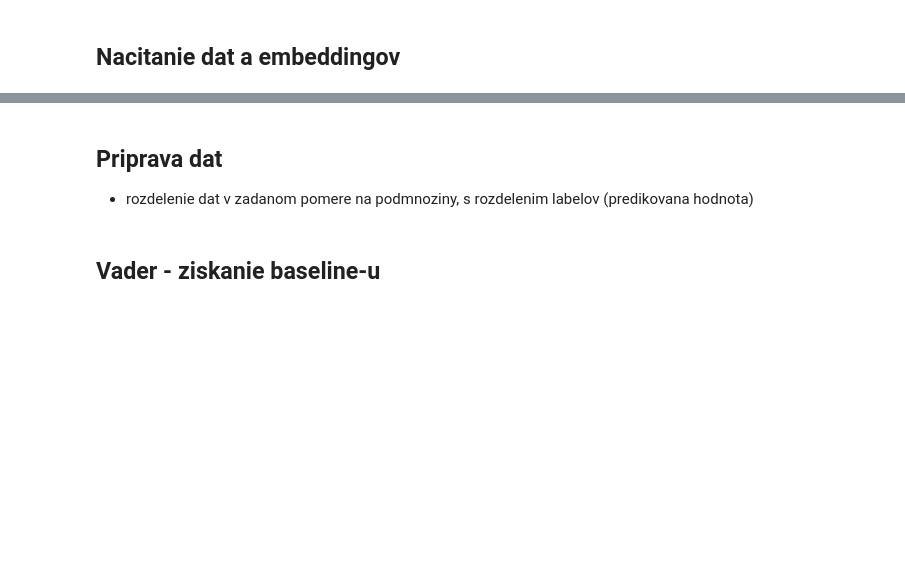
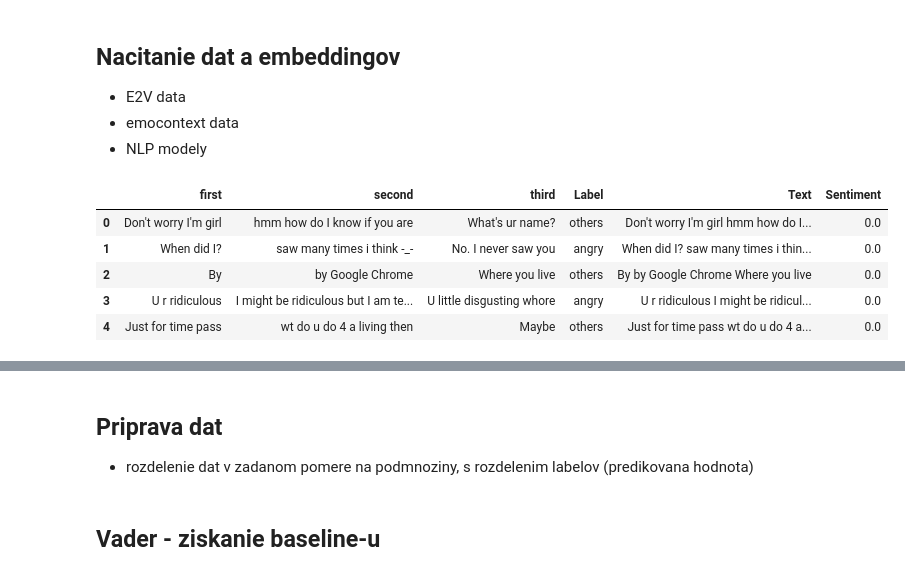
Before and after one commit to simon3358/DP, a Jupyter notebook: experimenty.ipynb, the cells around one changed output, grey strips where cells are left out. Cells and saved outputs as stored; diff of their text form; code cells hidden in the pictures; blank space fills up the shorter version.

Commit message:
add new data - emocontext

```diff
--- a/experimenty.ipynb
+++ b/experimenty.ipynb
@@ -16,9 +16,24 @@ from scipy import stats
 from vaderSentiment.vaderSentiment import SentimentIntensityAnalyzer
 # %% [markdown]
 ## Nacitanie dat a embeddingov
+- E2V data
+- emocontext data
+- NLP modely
 # %%
 tweets = pd.read_csv('D:\Downloads\DP\data\e2v_data.csv')
 # tweets = pd.read_csv('D:\Downloads\DP\data\e2v_data_emoji.csv')
+# %%
+tweets = pd.read_csv('D:\Downloads\DP\data\emocontext.csv')
+# tweets = pd.read_csv('D:\Downloads\DP\data\emocontext_emoji.csv')
+# %%
+tweets.head()
+# %% [output]
+|  | first | second | third | Label | Text | Sentiment |
+| 0 | Don't worry I'm girl | hmm how do I know if you are | What's ur name? | others | Don't worry I'm girl hmm how do I... | 0.0 |
+| 1 | When did I? | saw many times i think -_- | No. I never saw you | angry | When did I? saw many times i thin... | 0.0 |
+| 2 | By | by Google Chrome | Where you live | others | By by Google Chrome Where you live | 0.0 |
+| 3 | U r ridiculous | I might be ridiculous but I am te... | U little disgusting whore | angry | U r ridiculous I might be ridicul... | 0.0 |
+| 4 | Just for time pass | wt do u do 4 a living then | Maybe | others | Just for time pass wt do u do 4 a... | 0.0 |
 # %%
 phrase_model_en = p2v.Phrase2Vec(
     300,
```
Also changed, not shown: parts of 10 cells of this notebook, 3 other files.
